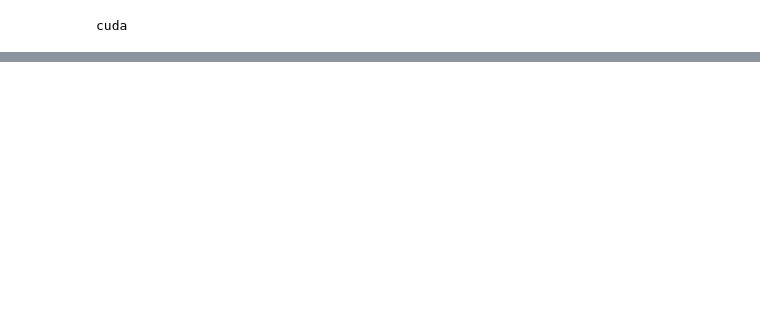
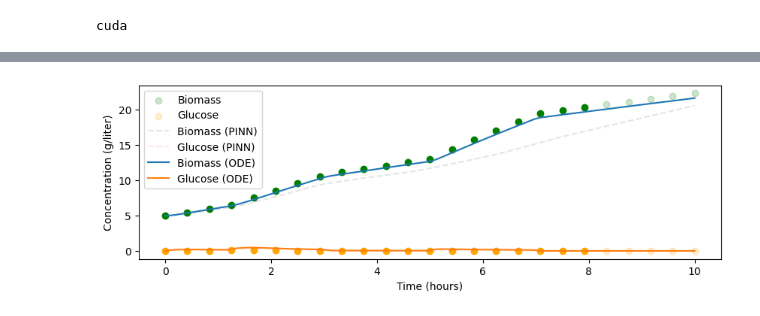
Before and after one commit to costasmexis/dynamic-modeling, a Jupyter notebook: notebooks/fed_batch_main.ipynb, the cells around one changed output, grey strips where cells are left out. Saved outputs shown, nothing was run; the diff lists cells and outputs as text; code cells hidden in the pictures; blank space fills up the shorter version.

```diff
--- a/notebooks/fed_batch_main.ipynb
+++ b/notebooks/fed_batch_main.ipynb
@@ -228,2 +21,0 @@ Dataset shape: (11, 8)
-# %%
-net, net_df = main(full_df=full_df, feeds=feeds, i=5, num_epochs=10000)
@@ -240,0 +178,4 @@ KeyboardInterrupt:
+# %%
+TRAIN_SIZE = NUM_SAMPLES - 5
+t_train = np.linspace(T_START,T_END,TRAIN_SIZE)
+df = full_df.iloc[:TRAIN_SIZE].copy()
@@ -240,0 +253,8 @@ KeyboardInterrupt:
+# %%
+repeat = True
+while repeat:
+    try:
+        net, net_df, loss = train(net, optimizer, t_train, u_train)
+        repeat = False
+    except ValueError:
+        pass
@@ -240,0 +285,21 @@ KeyboardInterrupt:
+# %%
+t_test = np.linspace(T_START,T_END,100)
+X_test,S_test,V_test = simulate(net.mu_max.item(), net.K_s.item(), net.Y_xs.item(), Sin, T_START, T_END, 100).transpose()
+# %%
+plt.figure(figsize=(10,3))
+plt.scatter(full_df['RTime'],full_df['Biomass'],label='Biomass', color='green', alpha=0.2)
+plt.scatter(full_df['RTime'],full_df['Glucose'],label='Glucose', color='orange', alpha=0.2)
+plt.scatter(df['RTime'],df['Biomass'],label='_Biomass', color='green', alpha=1.0)
+plt.scatter(df['RTime'],df['Glucose'],label='_Glucose', color='orange', alpha=1.0)
+
+plt.plot(net_df['RTime'],net_df['Biomass'],label='Biomass (PINN)', linestyle='--', color='black', alpha=0.1)
+plt.plot(net_df['RTime'],net_df['Glucose'],label='Glucose (PINN)', linestyle='--', color='red', alpha=0.1)
+
+plt.plot(t_test,X_test,label='Biomass (ODE)')
+plt.plot(t_test,S_test,label='Glucose (ODE)')
+plt.xlabel('Time (hours)')
+plt.ylabel('Concentration (g/liter)')
+plt.legend()
+plt.show()
+# %% [output]
+[figure, added]
```
Also changed, not shown: parts of 9 cells of this notebook, 9 other files.
